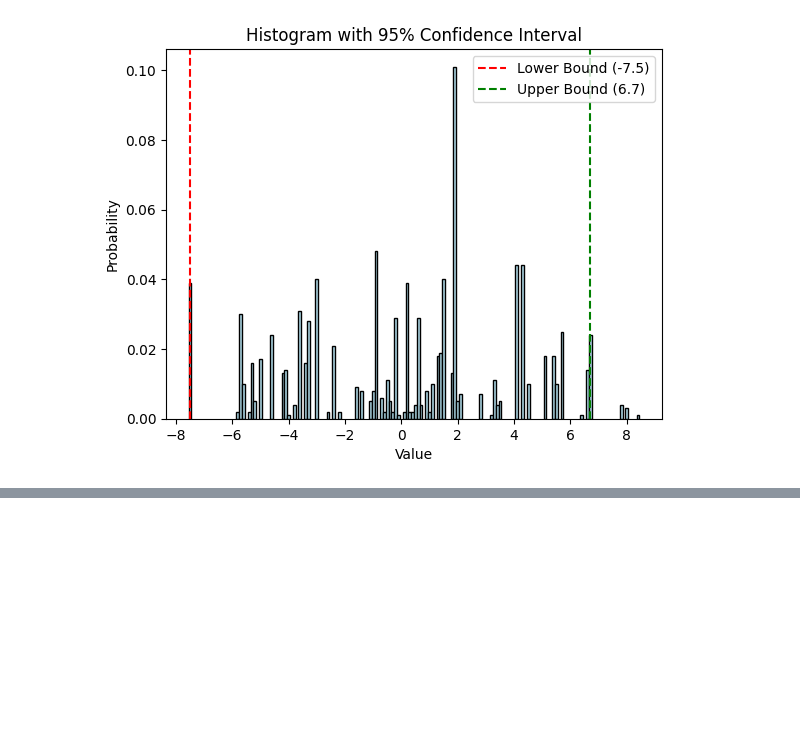
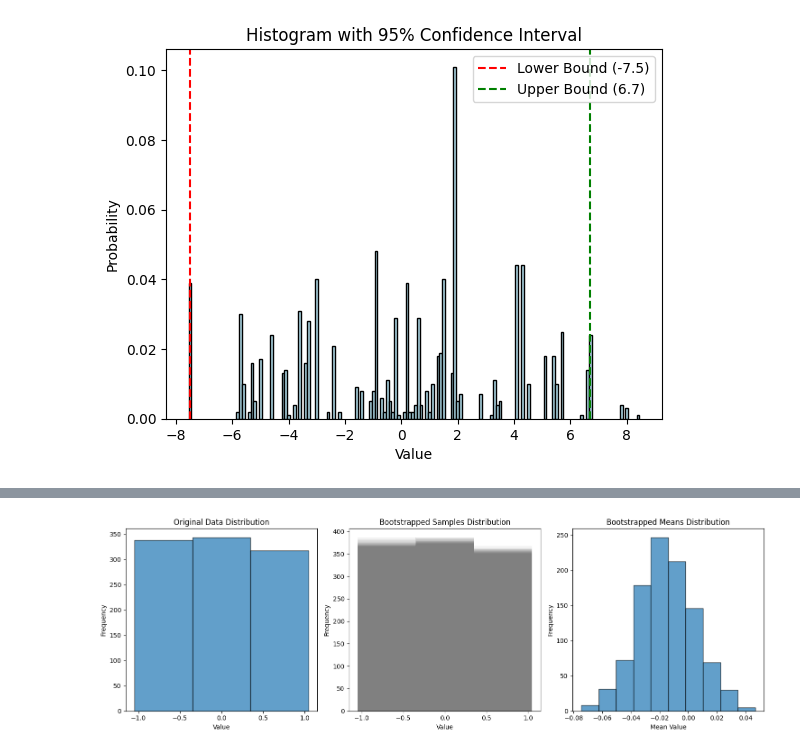
Before and after one commit to Aarya-Gupta/Autonomous-Driving-Systems, a Jupyter notebook: Week_05/Generating_Confidence_Interval.ipynb, the cells around one changed output, grey strips where cells are left out. Drawn from its saved outputs; the diff is of its cells as text; code cells hidden in the pictures; blank space fills up the shorter version.

```diff
--- a/Week_05/Generating_Confidence_Interval.ipynb
+++ b/Week_05/Generating_Confidence_Interval.ipynb
@@ -133,0 +202,74 @@ plt.show()
+# %%
+import numpy as np
+import matplotlib.pyplot as plt
+
+def bootstrap_samples(data, n_bootstrap_samples):
+    """
+    Generate bootstrapped samples from the initial data.
+
+    Parameters:
+    data (list or np.array): Initial list of samples.
+    n_bootstrap_samples (int): Number of bootstrapped samples to generate.
+
+    Returns:
+    list of np.array: A list containing the bootstrapped samples.
+    """
+    bootstrapped_samples = []
+    n = len(data)
+
+    for _ in range(n_bootstrap_samples):
+        # Generate a bootstrapped sample by sampling with replacement
+        sample = np.random.choice(data, size=n, replace=True)
+        bootstrapped_samples.append(sample)
+
+    return bootstrapped_samples
+
+# Example usage
+if __name__ == "__main__":
+
+    # Initial list of samples
+    initial_samples = []
+
+    with open('delta_theta_uniform_initial.txt', 'r') as file:
+        for line in file:
+            num_strings = line.strip().split()
+            nums = [round(float(num), 25) for num in num_strings]
+            initial_samples.extend(nums)
+
+    # Number of bootstrapped samples to generate
+    n_bootstrap_samples = 1000
+
+    # Generate bootstrapped samples
+    samples = bootstrap_samples(initial_samples, n_bootstrap_samples)
+
+    # Calculate the means of the bootstrapped samples
+    bootstrapped_means = [np.mean(sample) for sample in samples]
+
+    # Plot the distribution of the original data
+    plt.figure(figsize=(15, 5))
+
+    plt.subplot(1, 3, 1)
+    plt.hist(initial_samples, bins=3, edgecolor='k', alpha=0.7)
+    plt.title('Original Data Distribution')
+    plt.xlabel('Value')
+    plt.ylabel('Frequency')
+
+    # Plot the distributions of the bootstrapped samples
+    plt.subplot(1, 3, 2)
+    for sample in samples:
+        plt.hist(sample, bins=3, alpha=0.1, color='gray')
+    plt.title('Bootstrapped Samples Distribution')
+    plt.xlabel('Value')
+    plt.ylabel('Frequency')
+
+    # Plot the distribution of the bootstrapped means
+    plt.subplot(1, 3, 3)
+    plt.hist(bootstrapped_means, bins=10, edgecolor='k', alpha=0.7)
+    plt.title('Bootstrapped Means Distribution')
+    plt.xlabel('Mean Value')
+    plt.ylabel('Frequency')
+
+    plt.tight_layout()
+    plt.show()
+# %% [output]
+[figure, added]
```
Also changed, not shown: parts of 1 cell of this notebook, 6 other files.
